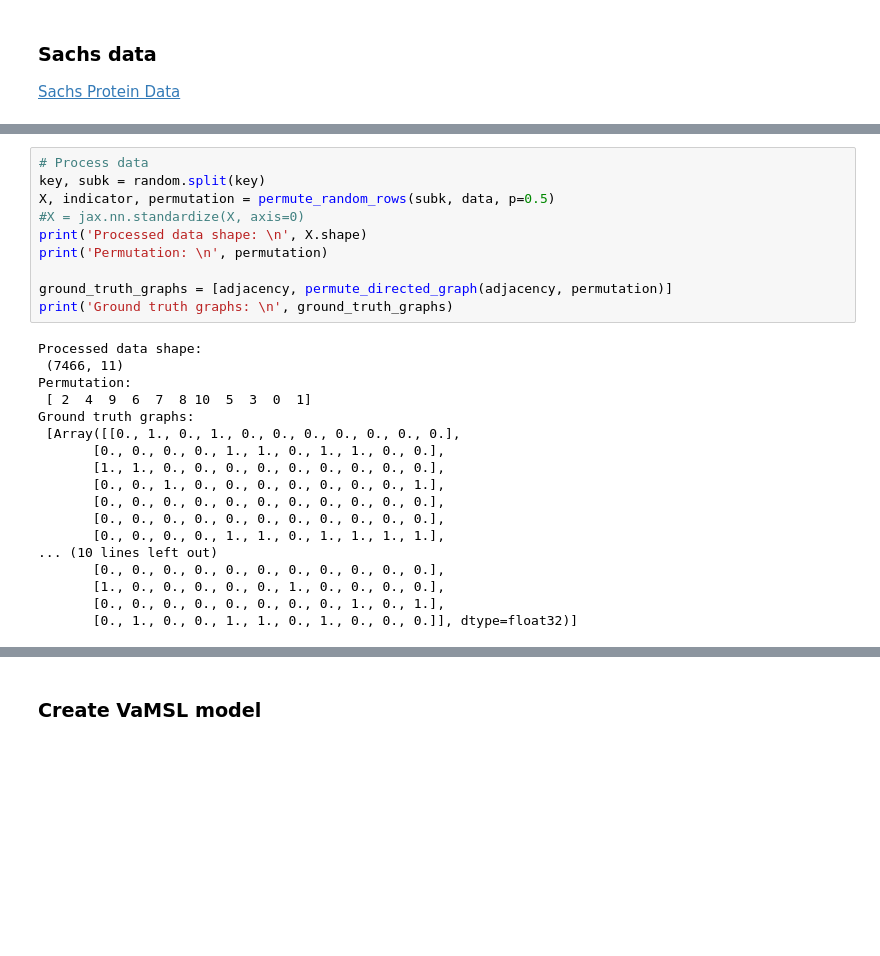
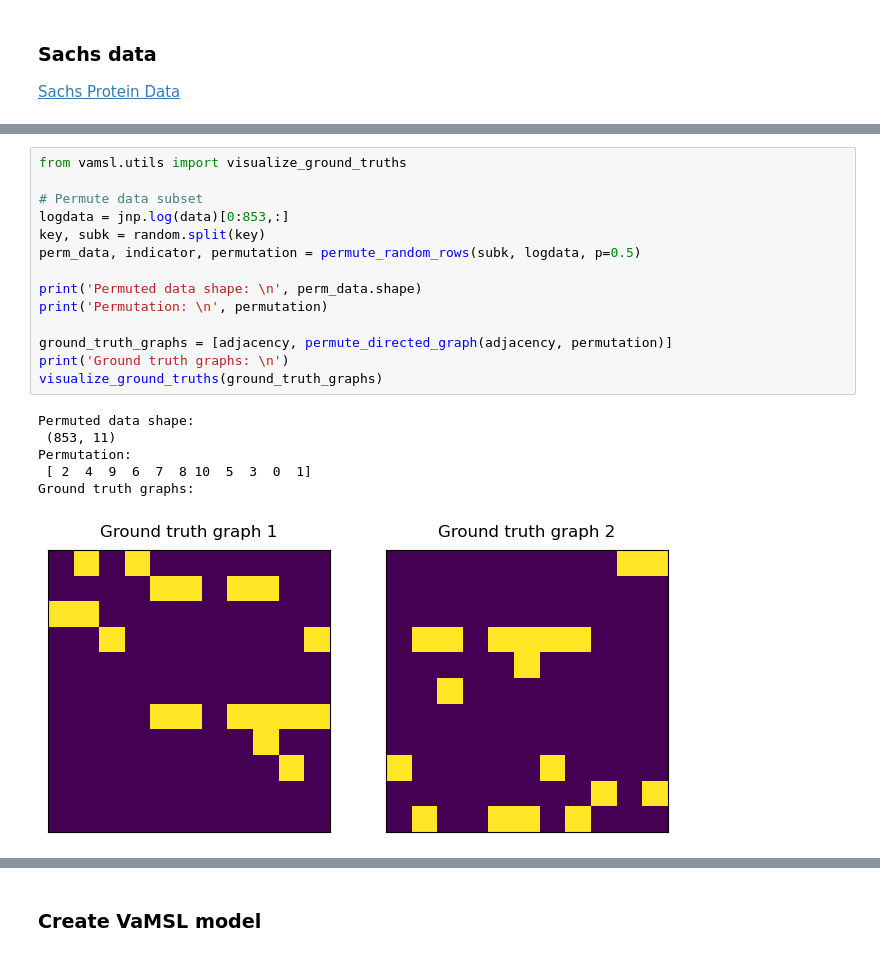
Before and after one commit to ZacBjo/VaMSL_proj, a Jupyter notebook: examples/sachs_example.ipynb, the cells around one changed output, grey strips where cells are left out. Saved outputs shown, nothing was run; the diff lists cells and outputs as text; blank space fills up the shorter version.

```diff
--- a/examples/sachs_example.ipynb
+++ b/examples/sachs_example.ipynb
@@ -67,28 +70,21 @@ Data shape:
 # %%
-# Process data
+from vamsl.utils import visualize_ground_truths
+
+# Permute data subset
+logdata = jnp.log(data)[0:853,:]
 key, subk = random.split(key)
-X, indicator, permutation = permute_random_rows(subk, data, p=0.5)
-#X = jax.nn.standardize(X, axis=0)
-print('Processed data shape: \n', X.shape)
+perm_data, indicator, permutation = permute_random_rows(subk, logdata, p=0.5)
+
+print('Permuted data shape: \n', perm_data.shape)
 print('Permutation: \n', permutation)
 
 ground_truth_graphs = [adjacency, permute_directed_graph(adjacency, permutation)]
-print('Ground truth graphs: \n', ground_truth_graphs)
+print('Ground truth graphs: \n')
+visualize_ground_truths(ground_truth_graphs)
 # %% [output]
-Processed data shape:
- (7466, 11)
+Permuted data shape:
+ (853, 11)
 Permutation:
  [ 2  4  9  6  7  8 10  5  3  0  1]
 Ground truth graphs:
- [Array([[0., 1., 0., 1., 0., 0., 0., 0., 0., 0., 0.],
-       [0., 0., 0., 0., 1., 1., 0., 1., 1., 0., 0.],
-       [1., 1., 0., 0., 0., 0., 0., 0., 0., 0., 0.],
-       [0., 0., 1., 0., 0., 0., 0., 0., 0., 0., 1.],
-       [0., 0., 0., 0., 0., 0., 0., 0., 0., 0., 0.],
-       [0., 0., 0., 0., 0., 0., 0., 0., 0., 0., 0.],
-       [0., 0., 0., 0., 1., 1., 0., 1., 1., 1., 1.],
-... (10 lines left out)
-       [0., 0., 0., 0., 0., 0., 0., 0., 0., 0., 0.],
-       [1., 0., 0., 0., 0., 0., 1., 0., 0., 0., 0.],
-       [0., 0., 0., 0., 0., 0., 0., 0., 1., 0., 1.],
-       [0., 1., 0., 0., 1., 1., 0., 1., 0., 0., 0.]], dtype=float32)]
+[figure, added]
```
Also changed, not shown: parts of 27 cells of this notebook, 4 other files.
